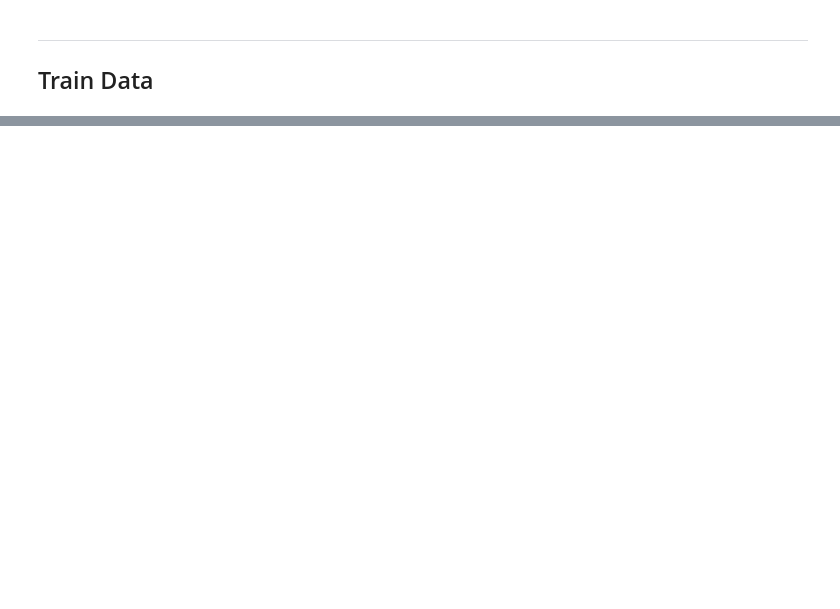
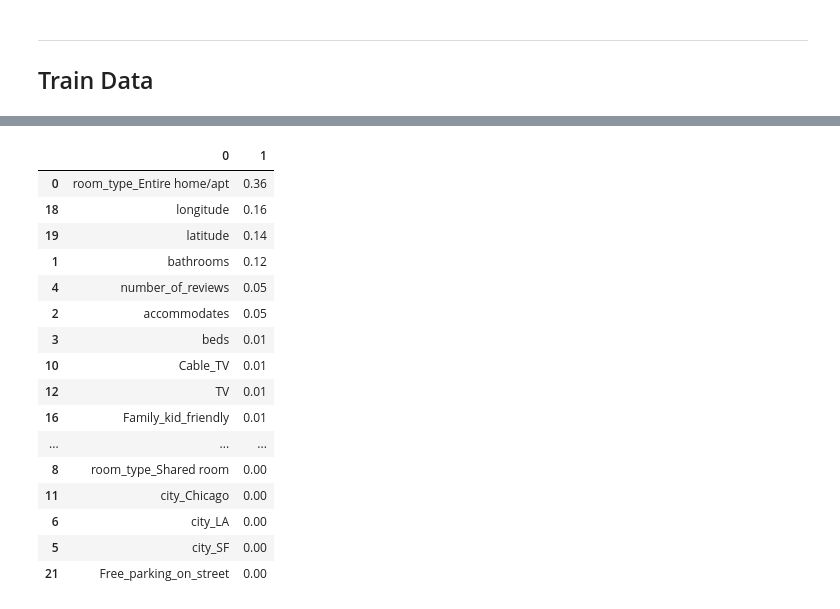
Before and after one commit to ArwaSheraky/AirBnB-Kaggle-Comp, a Jupyter notebook: Airbnb-Test.ipynb, the cells around one changed output, grey strips where cells are left out. Drawn from its saved outputs; the diff is of its cells as text; code cells hidden in the pictures; blank space fills up the shorter version.

```diff
--- a/Airbnb-Test.ipynb
+++ b/Airbnb-Test.ipynb
@@ -313,0 +417,27 @@ df_test[['id', 'log_price']].to_csv('submission_v3.csv', index=False)
+# %%
+
+model = rf_model
+fi = []
+
+for i, col in enumerate(X_test.columns):
+    fi.append([col, model.feature_importances_[i]])
+
+pd.DataFrame(fi).sort_values(1, ascending=False)
+# %% [output]
+|  | 0 | 1 |
+| 0 | room_type_Entire home/apt | 0.36 |
+| 18 | longitude | 0.16 |
+| 19 | latitude | 0.14 |
+| 1 | bathrooms | 0.12 |
+| 4 | number_of_reviews | 0.05 |
+| 2 | accommodates | 0.05 |
+| 3 | beds | 0.01 |
+| 10 | Cable_TV | 0.01 |
+| 12 | TV | 0.01 |
+| 16 | Family_kid_friendly | 0.01 |
+| ... | ... | ... |
+| 8 | room_type_Shared room | 0.00 |
+| 11 | city_Chicago | 0.00 |
+| 6 | city_LA | 0.00 |
+| 5 | city_SF | 0.00 |
+| 21 | Free_parking_on_street | 0.00 |
```
Also changed, not shown: parts of 26 cells of this notebook, 1 other file.
